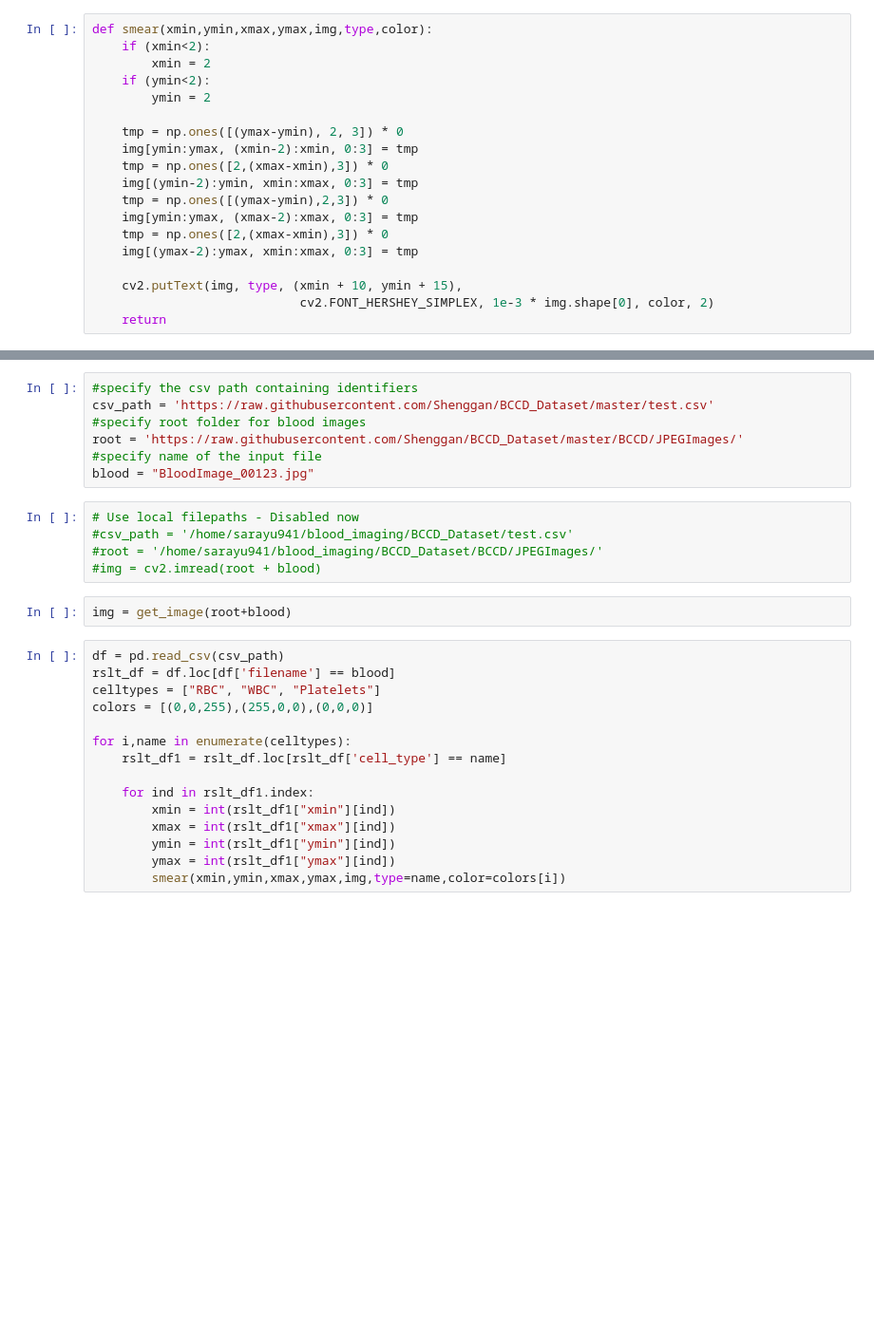
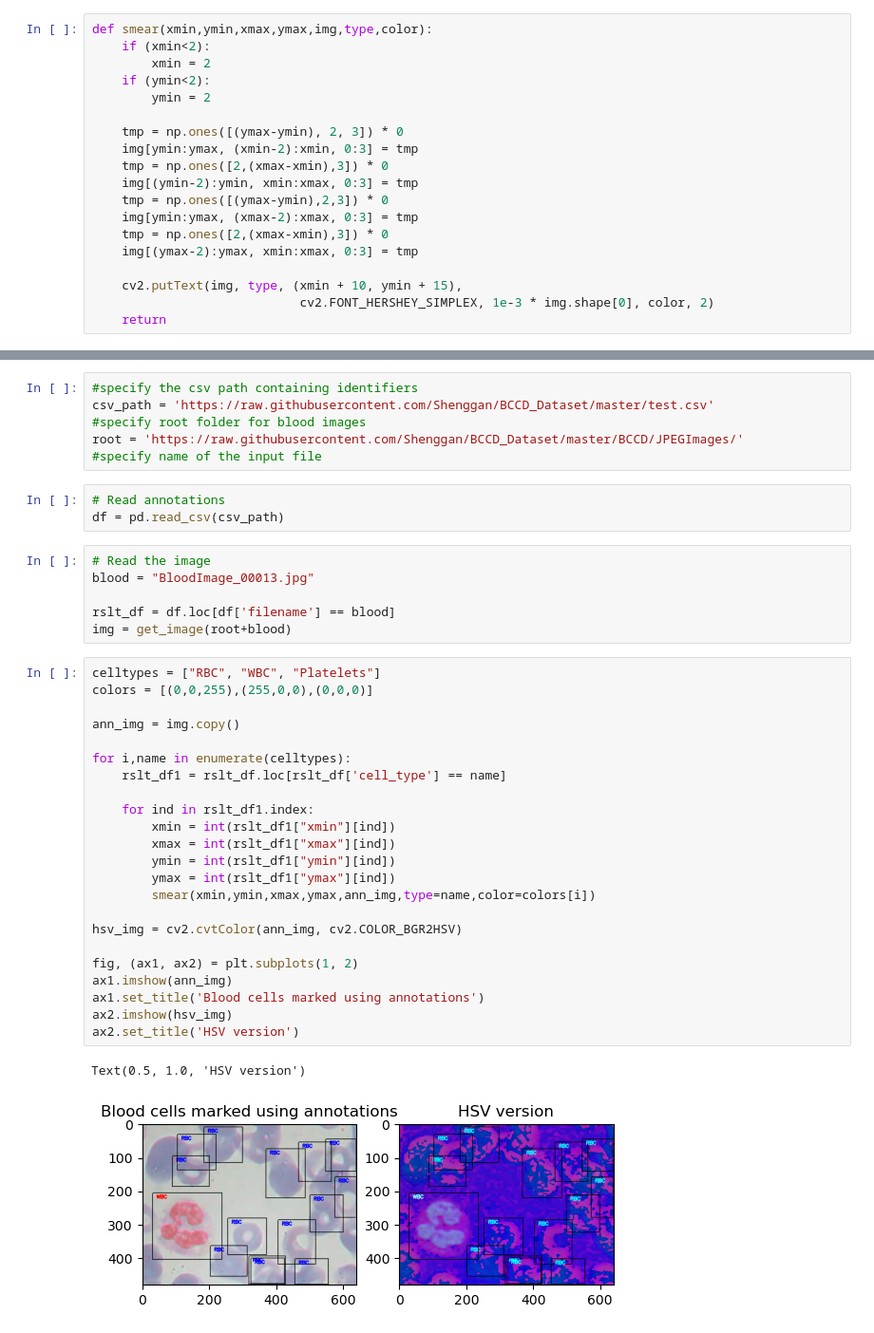
Before and after one commit to shreeja-shreeja/blood-image-exp, a Jupyter notebook: blood_segment.ipynb, the cells around one changed output, grey strips where cells are left out. Shown at 95% size. Cells and saved outputs as stored; diff of their text form; blank space fills up the shorter version.

```diff
--- a/blood_segment.ipynb
+++ b/blood_segment.ipynb
@@ -50,26 +60,38 @@ csv_path = 'https://raw.githubusercontent.com/Shenggan/BCCD_Dataset/master/test.
 #specify root folder for blood images
 root = 'https://raw.githubusercontent.com/Shenggan/BCCD_Dataset/master/BCCD/JPEGImages/'
 #specify name of the input file
-blood = "BloodImage_00123.jpg"
-# %%
-# Use local filepaths - Disabled now
-#csv_path = '/home/sarayu941/blood_imaging/BCCD_Dataset/test.csv'
-#root = '/home/sarayu941/blood_imaging/BCCD_Dataset/BCCD/JPEGImages/'
-#img = cv2.imread(root + blood)
-# %%
-img = get_image(root+blood)
+# %%
+# Read annotations
+df = pd.read_csv(csv_path)
+# %%
+# Read the image
+blood = "BloodImage_00013.jpg"
+
+rslt_df = df.loc[df['filename'] == blood]
+img = get_image(root+blood)
 # %%
-df = pd.read_csv(csv_path)
-rslt_df = df.loc[df['filename'] == blood]
 celltypes = ["RBC", "WBC", "Platelets"]
 colors = [(0,0,255),(255,0,0),(0,0,0)]
+
+ann_img = img.copy()
 
 for i,name in enumerate(celltypes):
     rslt_df1 = rslt_df.loc[rslt_df['cell_type'] == name]
 
     for ind in rslt_df1.index:
         xmin = int(rslt_df1["xmin"][ind])
         xmax = int(rslt_df1["xmax"][ind])
         ymin = int(rslt_df1["ymin"][ind])
         ymax = int(rslt_df1["ymax"][ind])
-        smear(xmin,ymin,xmax,ymax,img,type=name,color=colors[i])
+        smear(xmin,ymin,xmax,ymax,ann_img,type=name,color=colors[i])
+
+hsv_img = cv2.cvtColor(ann_img, cv2.COLOR_BGR2HSV)
+
+fig, (ax1, ax2) = plt.subplots(1, 2)
+ax1.imshow(ann_img)
+ax1.set_title('Blood cells marked using annotations')
+ax2.imshow(hsv_img)
+ax2.set_title('HSV version')
+# %% [output]
+Text(0.5, 1.0, 'HSV version')
+[figure, added]
```
Also changed, not shown: parts of 3 cells of this notebook, 1 other file.
